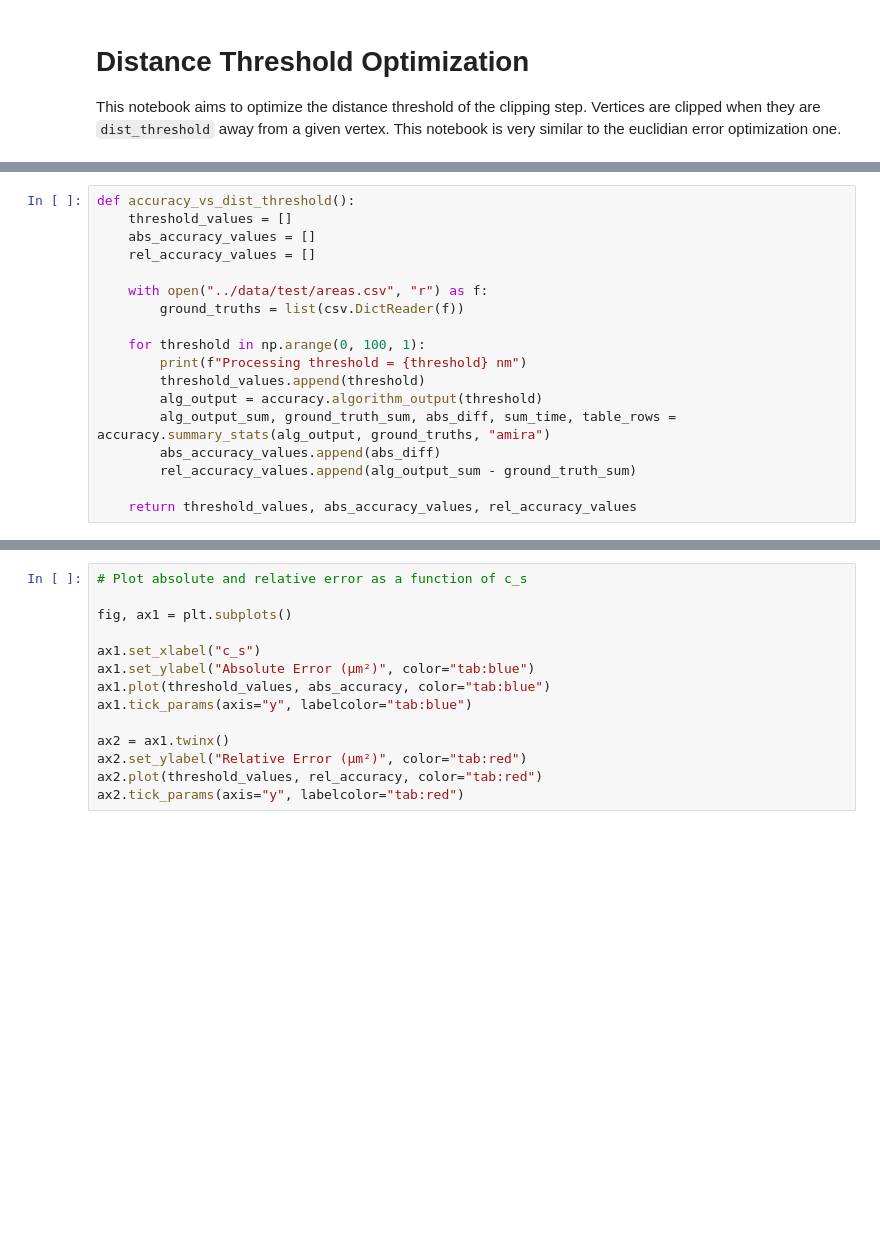
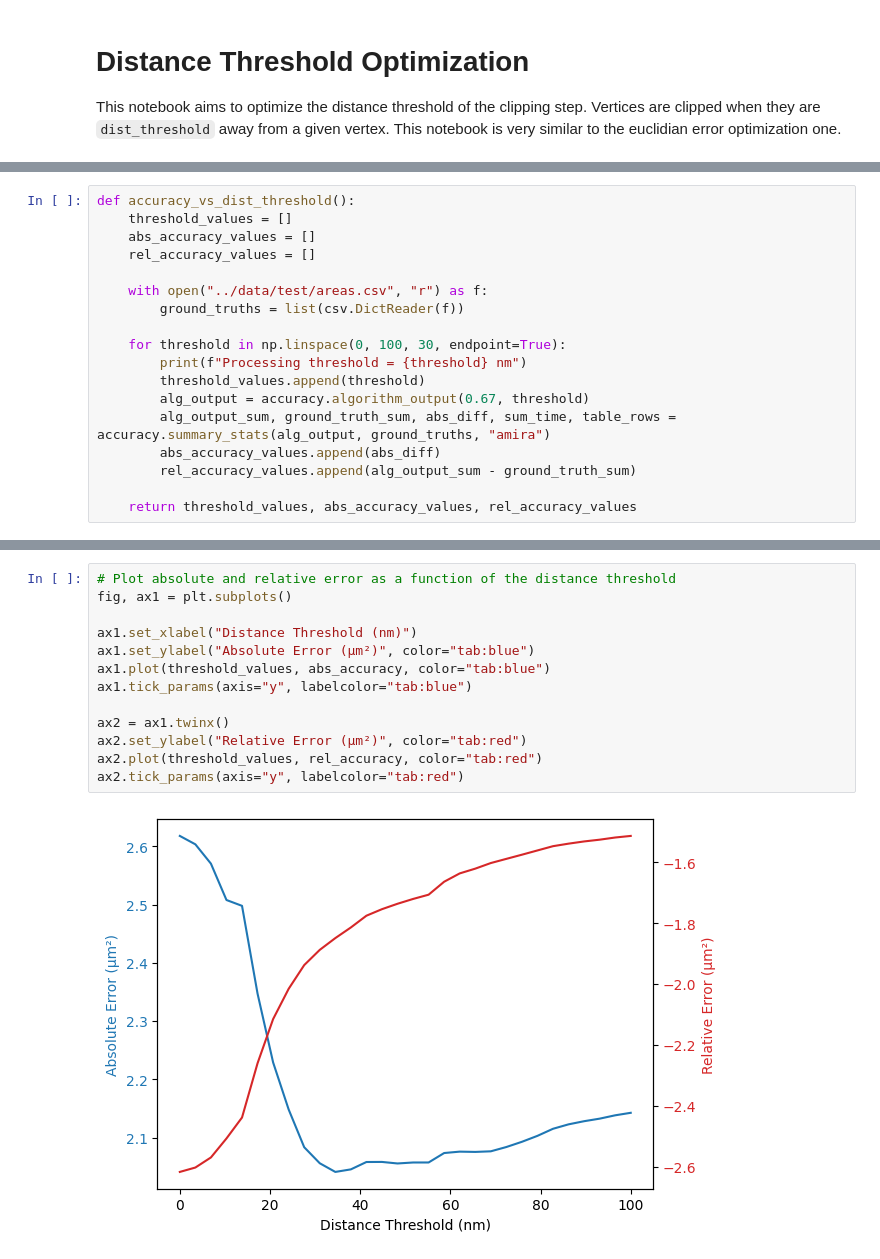
Before and after one commit to AlexanderJCS/3D-Pancake, a Jupyter notebook: accuracy_experiments/optimize_dist_threshold.ipynb, the cells around one changed output, grey strips where cells are left out. Drawn from its saved outputs; the diff is of its cells as text; blank space fills up the shorter version.

Commit message:
fix optimize dist threshold again

```diff
--- a/accuracy_experiments/optimize_dist_threshold.ipynb
+++ b/accuracy_experiments/optimize_dist_threshold.ipynb
@@ -16,10 +17,10 @@ def accuracy_vs_dist_threshold():
     with open("../data/test/areas.csv", "r") as f:
         ground_truths = list(csv.DictReader(f))
 
-    for threshold in np.arange(0, 100, 1):
+    for threshold in np.linspace(0, 100, 30, endpoint=True):
         print(f"Processing threshold = {threshold} nm")
         threshold_values.append(threshold)
-        alg_output = accuracy.algorithm_output(threshold)
+        alg_output = accuracy.algorithm_output(0.67, threshold)
         alg_output_sum, ground_truth_sum, abs_diff, sum_time, table_rows = accuracy.summary_stats(alg_output, ground_truths, "amira")
         abs_accuracy_values.append(abs_diff)
         rel_accuracy_values.append(alg_output_sum - ground_truth_sum)
@@ -35,14 +49,15 @@ Processing threshold = 3 nm
 # %%
-# Plot absolute and relative error as a function of c_s
-
+# Plot absolute and relative error as a function of the distance threshold
 fig, ax1 = plt.subplots()
 
-ax1.set_xlabel("c_s")
+ax1.set_xlabel("Distance Threshold (nm)")
 ax1.set_ylabel("Absolute Error (μm²)", color="tab:blue")
 ax1.plot(threshold_values, abs_accuracy, color="tab:blue")
 ax1.tick_params(axis="y", labelcolor="tab:blue")
 
 ax2 = ax1.twinx()
 ax2.set_ylabel("Relative Error (μm²)", color="tab:red")
 ax2.plot(threshold_values, rel_accuracy, color="tab:red")
 ax2.tick_params(axis="y", labelcolor="tab:red")
+# %% [output]
+[figure, added]
```
Also changed, not shown: parts of 2 cells of this notebook, 1 other file.
